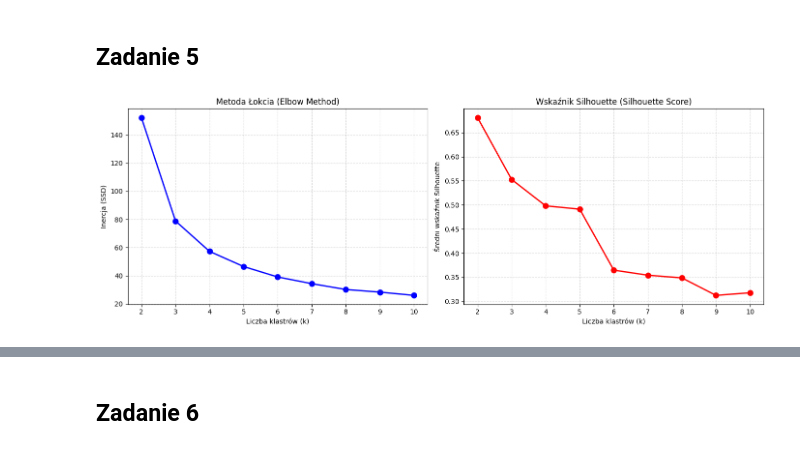
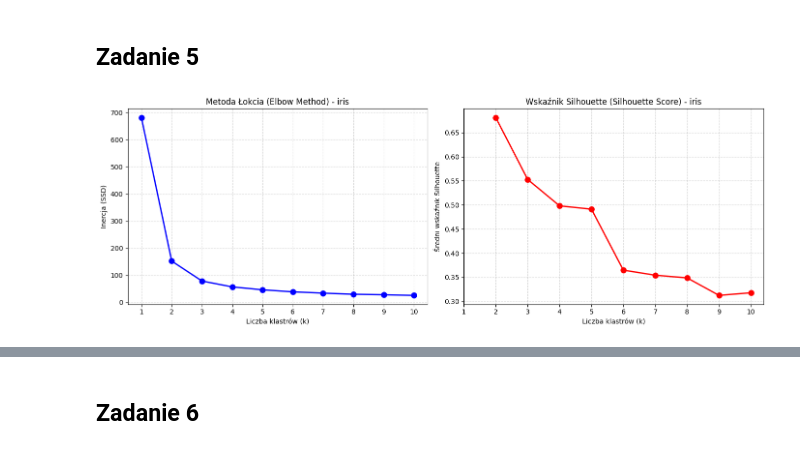
Before and after one commit to Carkules/machine_learning_intro, a Jupyter notebook: list_2/list_2.ipynb, the cells around one changed output, grey strips where cells are left out. Saved outputs shown, nothing was run; the diff lists cells and outputs as text; code cells hidden in the pictures.

```diff
--- a/list_2/list_2.ipynb
+++ b/list_2/list_2.ipynb
@@ -200,0 +288,15 @@ plt.show()
+# %%
+fig, axes = plt.subplots(2, 2, figsize=(14, 10))
+axes = axes.ravel()
+
+for i, method in enumerate(linkage_methods):
+    Z2 = linkage(X2, method=method)
+
+    dendrogram(Z2, ax=axes[i], truncate_mode='level', p=4, no_labels=True)
+    axes[i].set_title(f'Dendrogram (linkage="{method}")')
+    axes[i].set_xlabel('Węzły klastrów')
+    axes[i].set_ylabel('Odległość połączenia')
+
+plt.suptitle('Porównanie Dendrogramów dla różnych metod linkage (cluster_std = 3.0)', fontsize=16)
+plt.tight_layout()
+plt.show()
@@ -200,0 +305,17 @@ plt.show()
+# %%
+fig, axes = plt.subplots(2, 2, figsize=(14, 10))
+axes = axes.ravel()
+
+for i, method in enumerate(linkage_methods):
+    model = AgglomerativeClustering(n_clusters=3, linkage=method)
+    labels = model.fit_predict(X2)
+
+    axes[i].scatter(X2[:, 0], X2[:, 1], c=labels, cmap='viridis', alpha=0.8, edgecolor='k')
+    axes[i].set_title(f'AgglomerativeClustering (linkage="{method}")')
+    axes[i].set_xlabel('X1')
+    axes[i].set_ylabel('X2')
+    axes[i].grid(True, linestyle='--', alpha=0.5)
+
+plt.suptitle('Wyniki klastrowania dla 3 skupień (cluster_std = 3.0)', fontsize=16)
+plt.tight_layout()
+plt.show()
@@ -204,37 +327,37 @@ plt.show()
 from sklearn.datasets import load_iris
 from sklearn.metrics import silhouette_score
 
 iris = load_iris()
 X_iris = iris.data
 
-k_range = range(2, 11)
+k_range = range(1, 11)
 inertia_list = []
 silhouette_list = []
 
 for k in k_range:
     kmeans = KMeans(n_clusters=k, random_state=42, n_init=10)
     labels = kmeans.fit_predict(X_iris)
-
     inertia_list.append(kmeans.inertia_)
-    silhouette_list.append(silhouette_score(X_iris, labels))
+    if k > 1:
+        silhouette_list.append(silhouette_score(X_iris, labels))
 
 fig, axes = plt.subplots(1, 2, figsize=(14, 5))
 
 axes[0].plot(k_range, inertia_list, 'bo-', linewidth=2, markersize=8)
-axes[0].set_title('Metoda Łokcia (Elbow Method)')
+axes[0].set_title('Metoda Łokcia (Elbow Method) - iris')
 axes[0].set_xlabel('Liczba klastrów (k)')
 axes[0].set_ylabel('Inercja (SSD)')
 axes[0].grid(True, linestyle='--', alpha=0.5)
 axes[0].set_xticks(k_range)
 
-axes[1].plot(k_range, silhouette_list, 'ro-', linewidth=2, markersize=8)
-axes[1].set_title('Wskaźnik Silhouette (Silhouette Score)')
+axes[1].plot(k_range[1:], silhouette_list, 'ro-', linewidth=2, markersize=8)
+axes[1].set_title('Wskaźnik Silhouette (Silhouette Score) - iris')
 axes[1].set_xlabel('Liczba klastrów (k)')
 axes[1].set_ylabel('Średni wskaźnik Silhouette')
 axes[1].grid(True, linestyle='--', alpha=0.5)
 axes[1].set_xticks(k_range)
 
 plt.tight_layout()
 plt.show()
 # %% [output]
-[figure, old version]
+[figure, new version]
```
Also changed, not shown: parts of 14 cells of this notebook.
